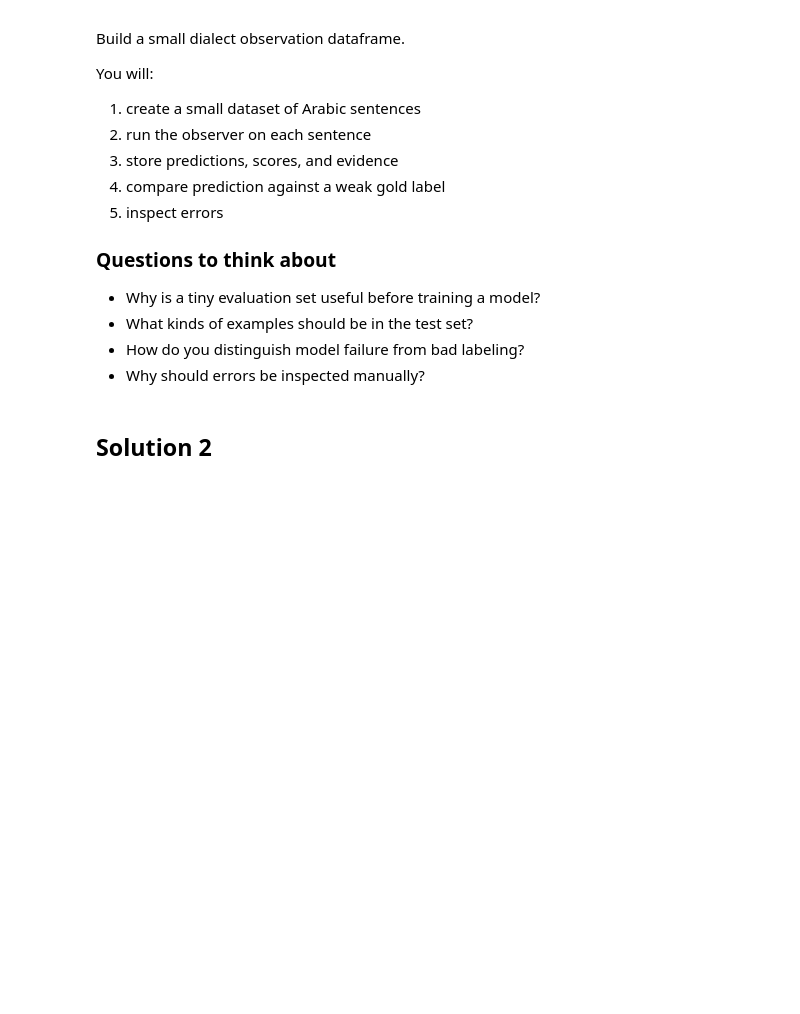
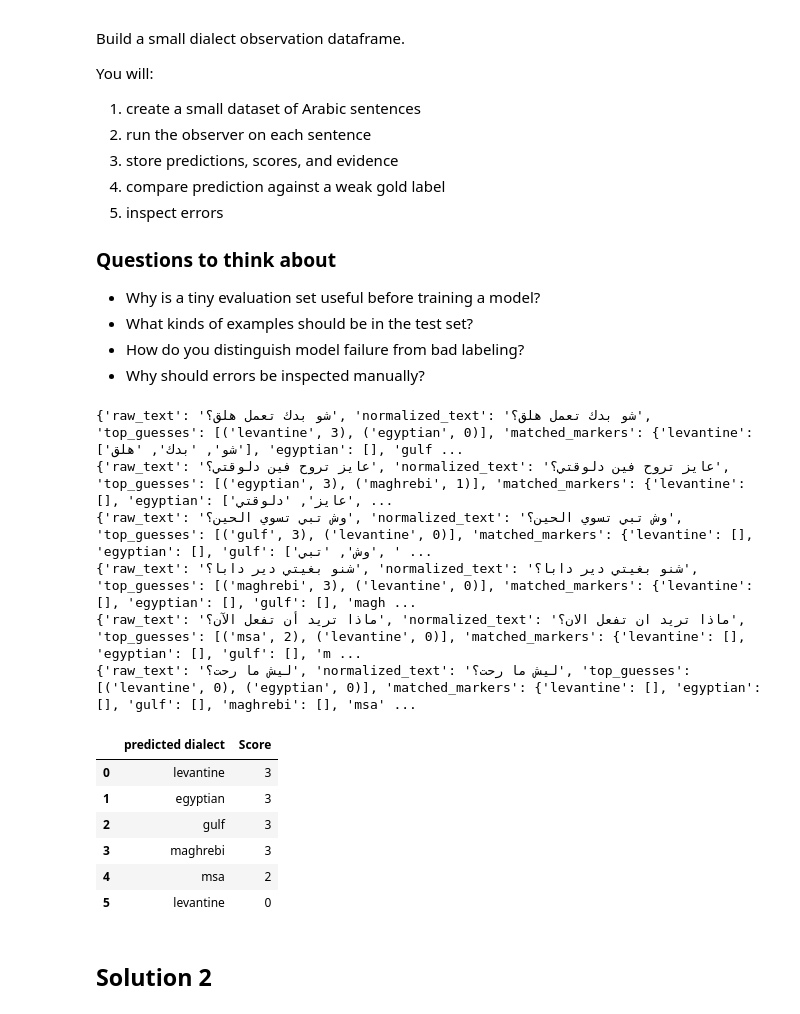
Before and after one commit to abdulazez-dukhan/coding-101, a Jupyter notebook: daily/160526_arabic_dialect_observer/observing_arabic_dialect_exercises.ipynb, the cells around one changed output. Cells and saved outputs as stored; diff of their text form; code cells hidden in the pictures; blank space fills up the shorter version.

Commit message:
daily arabic_dialect updated

```diff
--- a/daily/160526_arabic_dialect_observer/observing_arabic_dialect_exercises.ipynb
+++ b/daily/160526_arabic_dialect_observer/observing_arabic_dialect_exercises.ipynb
@@ -514,23 +520,64 @@ You will:
 # %%
 # Exercise 2 TODO
 
 toy_dataset = [
     {"text": "شو بدك تعمل هلق؟", "gold": "levantine"},
     {"text": "عايز تروح فين دلوقتي؟", "gold": "egyptian"},
     {"text": "وش تبي تسوي الحين؟", "gold": "gulf"},
     {"text": "شنو بغيتي دير دابا؟", "gold": "maghrebi"},
     {"text": "ماذا تريد أن تفعل الآن؟", "gold": "msa"},
     {"text": "ليش ما رحت؟", "gold": "ambiguous"},
 ]
 
 # TODO:
 # 1. Run top_dialect_guesses on every row.
+
 # 2. Store predicted dialect.
+
 # 3. Store score.
 # 4. Store matched evidence.
 # 5. Create a pandas DataFrame.
 # 6. Add a column is_correct.
 # 7. Show incorrect rows.
+gold_datasets = []
+for toy_example in toy_dataset:
+    results = top_dialect_guesses(toy_example['text'], custom_markers)
+    print(results)
+    # print(results['top_guesses'])
+    # print(type(results['top_guesses']))
+    # gold_datasets["predicted dialect"] = results['top_guesses']
+    gold_datasets.append({
+      "predicted dialect": results['top_guesses'][0][0],
+      "Score": results['top_guesses'][0][1]
+
+    })
+
+
+df = pd.DataFrame(gold_datasets)
+df
+
+# Each dictionary:
+# keys → columns
+# values → cell values
+# Python list of dicts
+#         ↓
+# Pandas converts it
+#         ↓
+# Spreadsheet-like table
+# %% [output]
+{'raw_text': 'شو بدك تعمل هلق؟', 'normalized_text': 'شو بدك تعمل هلق؟', 'top_guesses': [('levantine', 3), ('egyptian', 0)], 'matched_markers': {'levantine': ['شو', 'بدك', 'هلق'], 'egyptian': [], 'gulf ...
+{'raw_text': 'عايز تروح فين دلوقتي؟', 'normalized_text': 'عايز تروح فين دلوقتي؟', 'top_guesses': [('egyptian', 3), ('maghrebi', 1)], 'matched_markers': {'levantine': [], 'egyptian': ['عايز', 'دلوقتي', ...
+{'raw_text': 'وش تبي تسوي الحين؟', 'normalized_text': 'وش تبي تسوي الحين؟', 'top_guesses': [('gulf', 3), ('levantine', 0)], 'matched_markers': {'levantine': [], 'egyptian': [], 'gulf': ['وش', 'تبي', ' ...
+{'raw_text': 'شنو بغيتي دير دابا؟', 'normalized_text': 'شنو بغيتي دير دابا؟', 'top_guesses': [('maghrebi', 3), ('levantine', 0)], 'matched_markers': {'levantine': [], 'egyptian': [], 'gulf': [], 'magh ...
+{'raw_text': 'ماذا تريد أن تفعل الآن؟', 'normalized_text': 'ماذا تريد ان تفعل الان؟', 'top_guesses': [('msa', 2), ('levantine', 0)], 'matched_markers': {'levantine': [], 'egyptian': [], 'gulf': [], 'm ...
+{'raw_text': 'ليش ما رحت؟', 'normalized_text': 'ليش ما رحت؟', 'top_guesses': [('levantine', 0), ('egyptian', 0)], 'matched_markers': {'levantine': [], 'egyptian': [], 'gulf': [], 'maghrebi': [], 'msa' ...
+|  | predicted dialect | Score |
+| 0 | levantine | 3 |
+| 1 | egyptian | 3 |
+| 2 | gulf | 3 |
+| 3 | maghrebi | 3 |
+| 4 | msa | 2 |
+| 5 | levantine | 0 |
 # %% [markdown]
 ## Solution 2
 # %%
```
Also changed, not shown: parts of 3 cells of this notebook.
